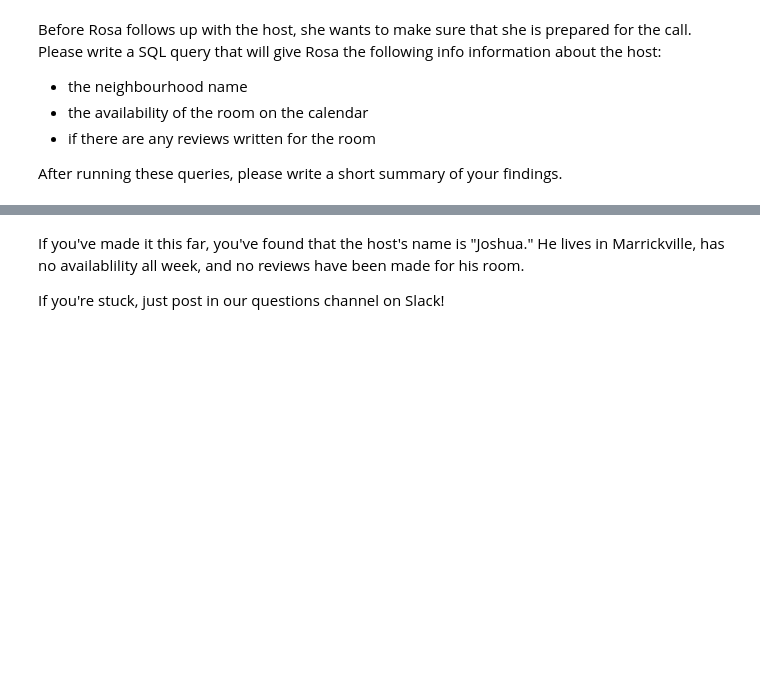
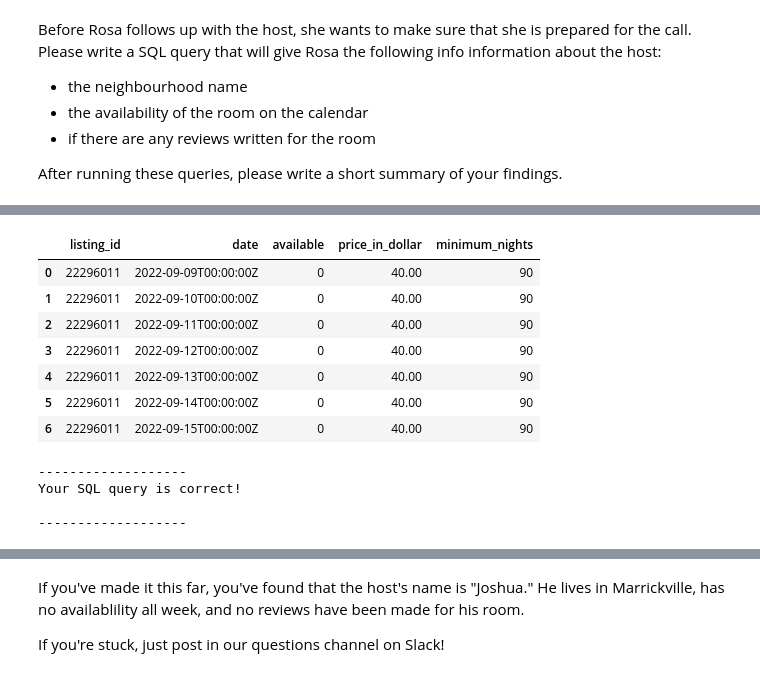
Before and after one commit to DuretiShemsi/SQLQueryProject, a Jupyter notebook: Dureti_Shemsi_Week_2_Project_SQLCC.ipynb, the cells around one changed output, grey strips where cells are left out. Saved outputs shown, nothing was run; the diff lists cells and outputs as text; code cells hidden in the pictures; blank space fills up the shorter version.

```diff
--- a/Dureti_Shemsi_Week_2_Project_SQLCC.ipynb
+++ b/Dureti_Shemsi_Week_2_Project_SQLCC.ipynb
@@ -185,17 +195,32 @@ check(q2_2_2a = query)
 # %%
 ### Question: q2_2_2b
 # Instructions:
 # 1/ Fetch all columns from the calendar table
 # 2/ Make sure you filtered the data on the
 # listing id of the host name starting with Jos...
 
 # TO BE COMPLETED
 query = """
-SELECT * FROM calendar ???
+SELECT *
+FROM calendar
+WHERE listing_id=22296011
 """
 
 run(query)
 check(q2_2_2b = query)
+# %% [output]
+|  | listing_id | date | available | price_in_dollar | minimum_nights |
+| 0 | 22296011 | 2022-09-09T00:00:00Z | 0 | 40.00 | 90 |
+| 1 | 22296011 | 2022-09-10T00:00:00Z | 0 | 40.00 | 90 |
+| 2 | 22296011 | 2022-09-11T00:00:00Z | 0 | 40.00 | 90 |
+| 3 | 22296011 | 2022-09-12T00:00:00Z | 0 | 40.00 | 90 |
+| 4 | 22296011 | 2022-09-13T00:00:00Z | 0 | 40.00 | 90 |
+| 5 | 22296011 | 2022-09-14T00:00:00Z | 0 | 40.00 | 90 |
+| 6 | 22296011 | 2022-09-15T00:00:00Z | 0 | 40.00 | 90 |
+-------------------
+Your SQL query is correct!
+
+-------------------
 # %%
 ### Question: q2_2_2c
 # Instructions:
```
Also changed, not shown: parts of 2 cells of this notebook.
